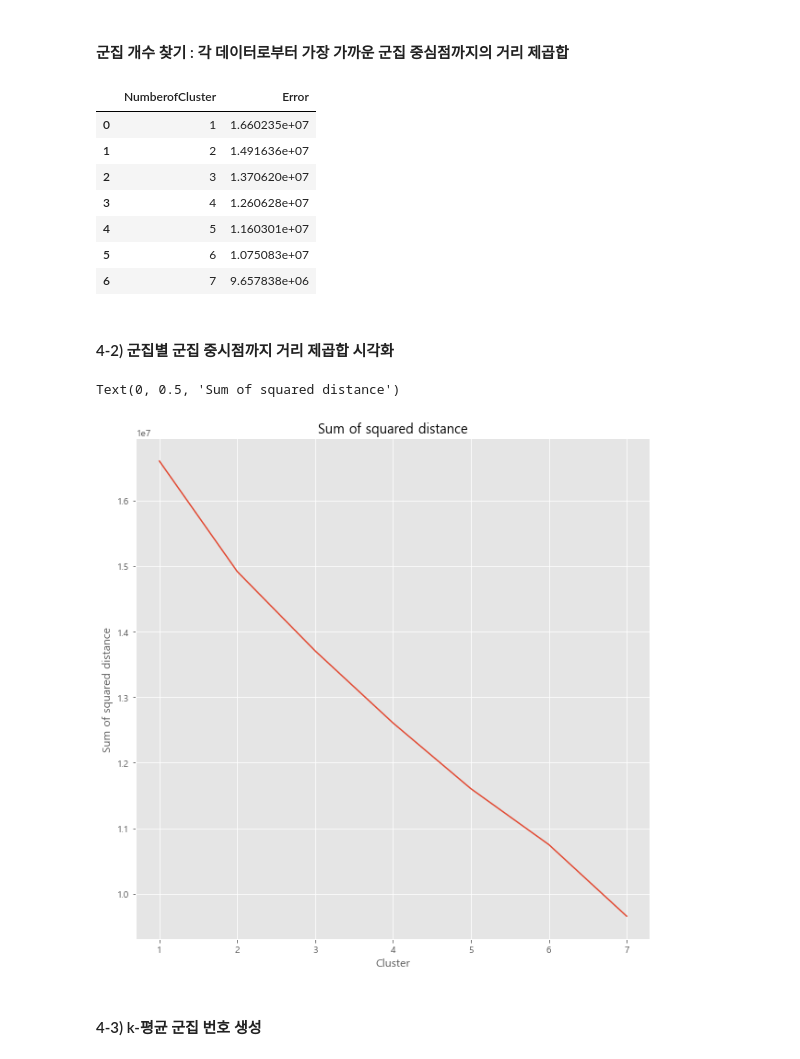
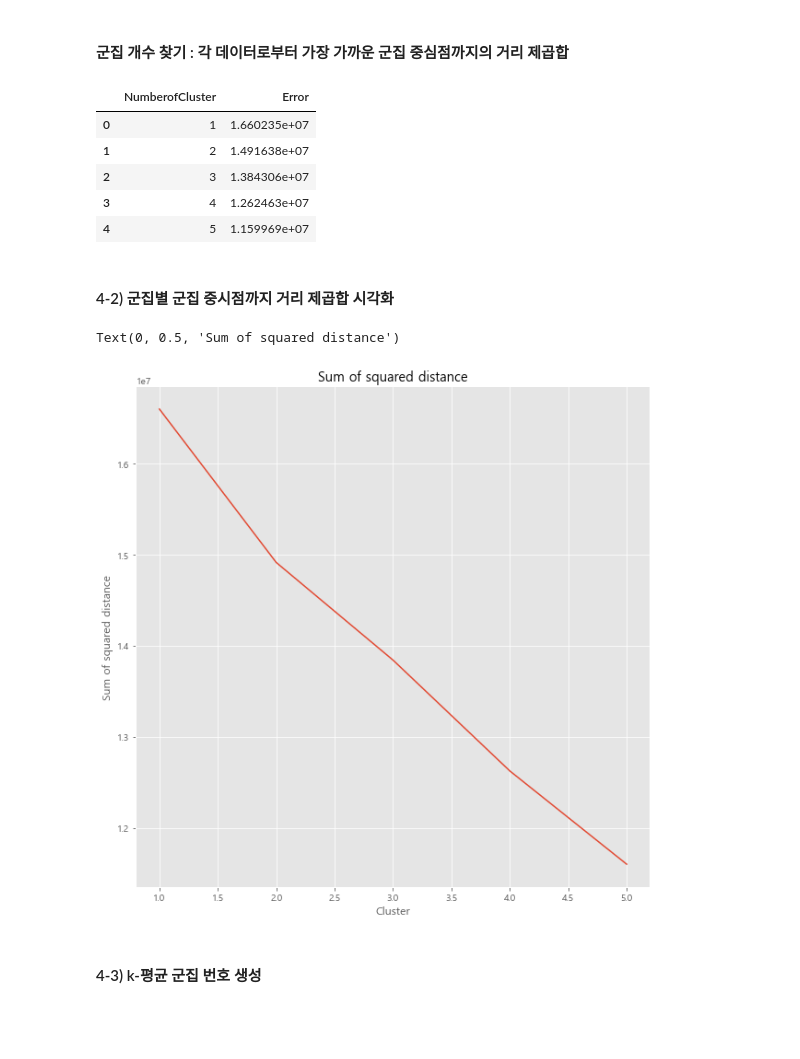
Before and after one commit to Hinterhalter/Kaggle, a Jupyter notebook: New_EDA.ipynb, the cells around one changed output. Cells and saved outputs as stored; diff of their text form; code cells hidden in the pictures; blank space fills up the shorter version.

```diff
--- a/New_EDA.ipynb
+++ b/New_EDA.ipynb
@@ -100,26 +102,24 @@ df_raw_y = scaler.fit_transform(df[['trip_total']])
 #### 군집 개수 찾기 : 각 데이터로부터 가장 가까운 군집 중심점까지의 거리 제곱합
 # %%
 # 최대 군집 생성 개수
-n_iter_cluster = 7
+n_iter_cluster = 5
 cluster_range = [i+1 for i in range(n_iter_cluster)]
 clus_error = []
 for v_n_clus in cluster_range :
     clus = KMeans(v_n_clus)
     clus.fit(df_raw_x)
     # 각 데이터로 부터 가장 가까운 군집 중심점까지 거리 제곱합
     clus_error.append(clus.inertia_)
 ds_error = pd.DataFrame({'NumberofCluster' : cluster_range,
                         'Error' : clus_error})
 ds_error
 # %% [output]
 |  | NumberofCluster | Error |
 | 0 | 1 | 1.660235e+07 |
-| 1 | 2 | 1.491636e+07 |
-| 2 | 3 | 1.370620e+07 |
-| 3 | 4 | 1.260628e+07 |
-| 4 | 5 | 1.160301e+07 |
-| 5 | 6 | 1.075083e+07 |
-| 6 | 7 | 9.657838e+06 |
+| 1 | 2 | 1.491638e+07 |
+| 2 | 3 | 1.384306e+07 |
+| 3 | 4 | 1.262463e+07 |
+| 4 | 5 | 1.159969e+07 |
 # %% [markdown]
 #### 4-2) 군집별 군집 중시점까지 거리 제곱합 시각화
 # %%
@@ -130,7 +130,7 @@ plt.xlabel('Cluster')
 plt.ylabel('Sum of squared distance')
 # %% [output]
 Text(0, 0.5, 'Sum of squared distance')
-[figure, old version]
+[figure, new version]
 # %% [markdown]
 #### 4-3) k-평균 군집 번호 생성
 # %%
```
Also changed, not shown: parts of 8 cells of this notebook.
